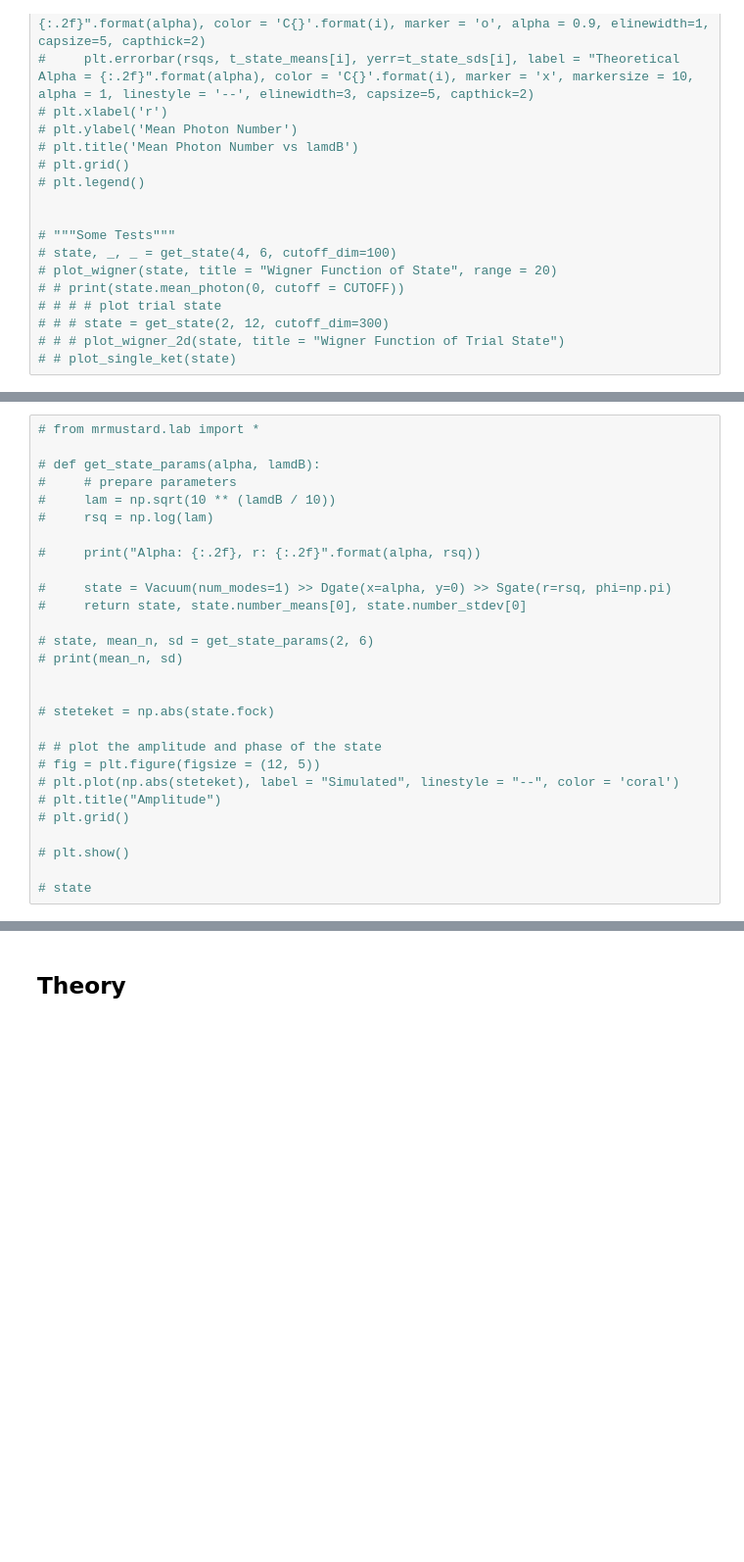
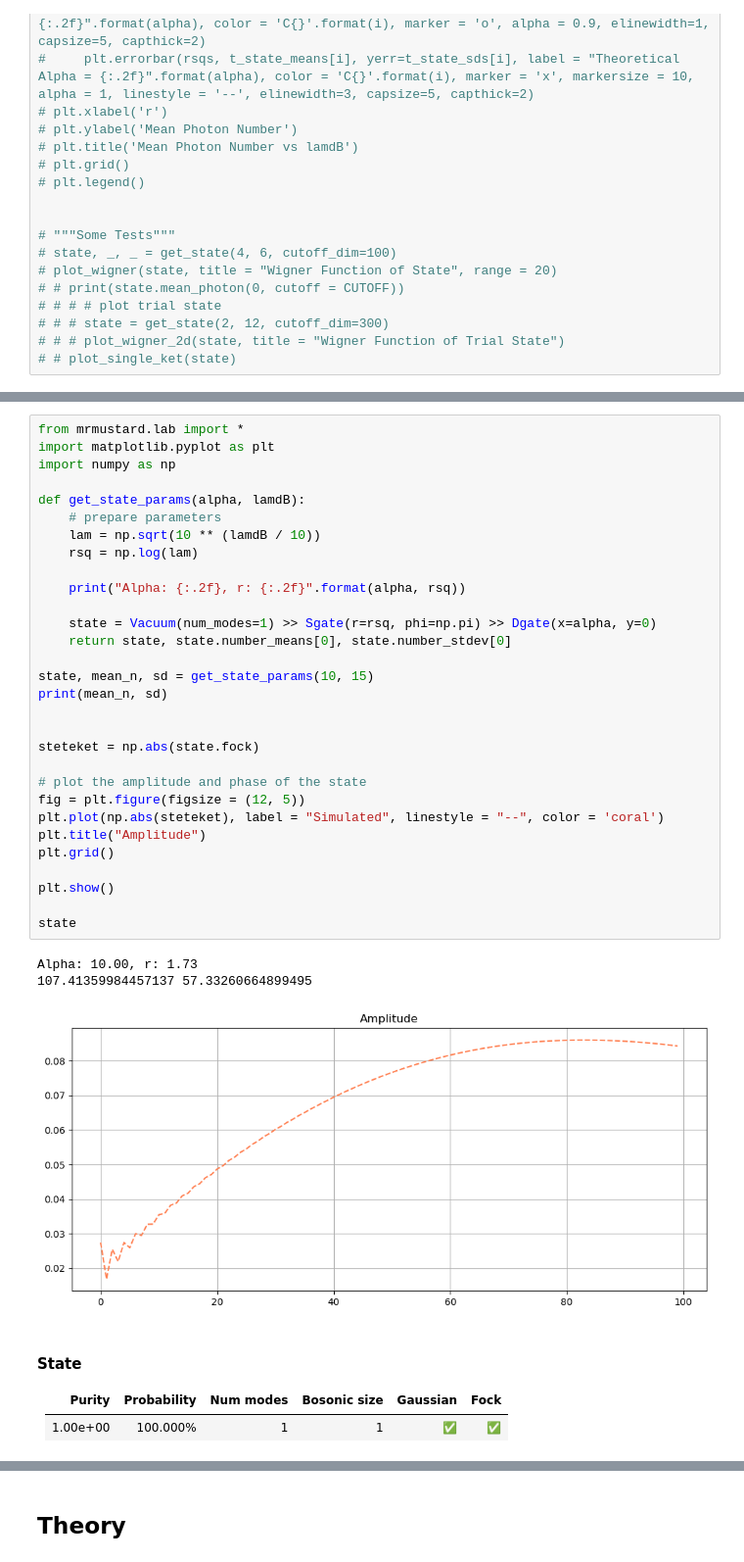
Before and after one commit to lukass16/LGW-Lab-NLSE, a Jupyter notebook: Strawberry Fields/notes.ipynb, the cells around one changed output, grey strips where cells are left out. Shown at 98% size. Saved outputs shown, nothing was run; the diff lists cells and outputs as text; blank space fills up the shorter version.

```diff
--- a/Strawberry Fields/notes.ipynb
+++ b/Strawberry Fields/notes.ipynb
@@ -645,28 +669,39 @@ plot_wigner_2d(state, title = "Wigner Function of State", range = 20)
 # %%
-# from mrmustard.lab import *
+from mrmustard.lab import *
+import matplotlib.pyplot as plt
+import numpy as np
 
-# def get_state_params(alpha, lamdB):
-#     # prepare parameters
-#     lam = np.sqrt(10 ** (lamdB / 10))
-#     rsq = np.log(lam)
+def get_state_params(alpha, lamdB):
+    # prepare parameters
+    lam = np.sqrt(10 ** (lamdB / 10))
+    rsq = np.log(lam)
 
-#     print("Alpha: {:.2f}, r: {:.2f}".format(alpha, rsq))
+    print("Alpha: {:.2f}, r: {:.2f}".format(alpha, rsq))
 
-#     state = Vacuum(num_modes=1) >> Dgate(x=alpha, y=0) >> Sgate(r=rsq, phi=np.pi)
-#     return state, state.number_means[0], state.number_stdev[0]
+    state = Vacuum(num_modes=1) >> Sgate(r=rsq, phi=np.pi) >> Dgate(x=alpha, y=0)
+    return state, state.number_means[0], state.number_stdev[0]
 
-# state, mean_n, sd = get_state_params(2, 6)
-# print(mean_n, sd)
+state, mean_n, sd = get_state_params(10, 15)
+print(mean_n, sd)
 
 
-# steteket = np.abs(state.fock)
+steteket = np.abs(state.fock)
 
-# # plot the amplitude and phase of the state
-# fig = plt.figure(figsize = (12, 5))
-# plt.plot(np.abs(steteket), label = "Simulated", linestyle = "--", color = 'coral')
-# plt.title("Amplitude")
-# plt.grid()
+# plot the amplitude and phase of the state
+fig = plt.figure(figsize = (12, 5))
+plt.plot(np.abs(steteket), label = "Simulated", linestyle = "--", color = 'coral')
+plt.title("Amplitude")
+plt.grid()
 
-# plt.show()
+plt.show()
 
-# state
+state
+# %% [output]
+Alpha: 10.00, r: 1.73
+107.41359984457137 57.33260664899495
+[figure, added]
+#### State
+
+| Purity | Probability | Num modes | Bosonic size | Gaussian | Fock |
+| :----: | :----: | :----: | :----: | :----: | :----: |
+| 1.00e+00 | 100.000% | 1 | 1 | ✅ | ✅ |
```
Also changed, not shown: parts of 3 cells of this notebook, 39 other files.
